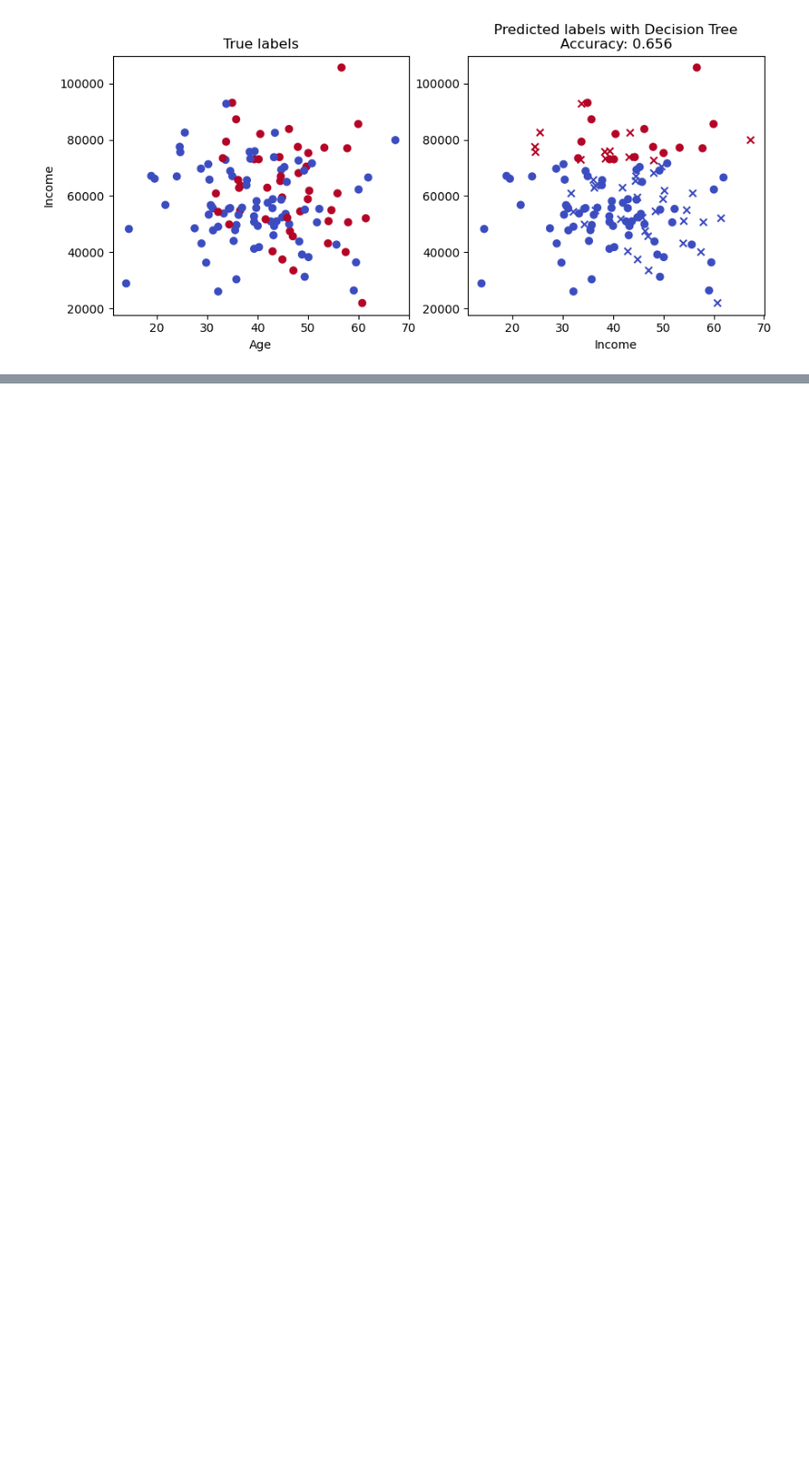
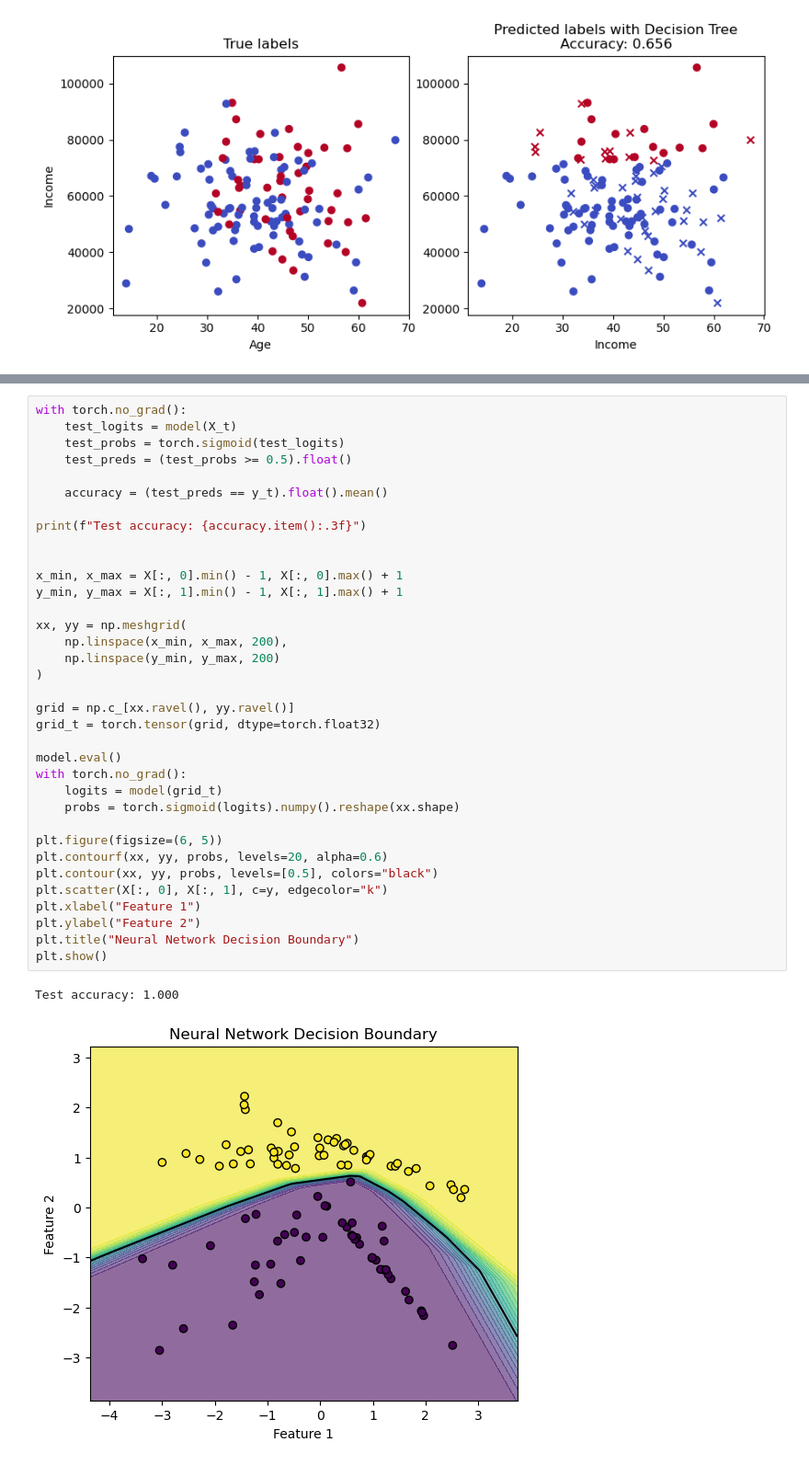
Before and after one commit to giacomoscanavini/quant_finance, a Jupyter notebook: python_for_finance/supervised_classification.ipynb, the cells around one changed output, grey strips where cells are left out. Shown at 92% size. Cells and saved outputs as stored; diff of their text form; blank space fills up the shorter version.

```diff
--- a/python_for_finance/supervised_classification.ipynb
+++ b/python_for_finance/supervised_classification.ipynb
@@ -248,0 +315,38 @@ plt.show()
+# %%
+with torch.no_grad():
+    test_logits = model(X_t)
+    test_probs = torch.sigmoid(test_logits)
+    test_preds = (test_probs >= 0.5).float()
+
+    accuracy = (test_preds == y_t).float().mean()
+
+print(f"Test accuracy: {accuracy.item():.3f}")
+
+
+x_min, x_max = X[:, 0].min() - 1, X[:, 0].max() + 1
+y_min, y_max = X[:, 1].min() - 1, X[:, 1].max() + 1
+
+xx, yy = np.meshgrid(
+    np.linspace(x_min, x_max, 200),
+    np.linspace(y_min, y_max, 200)
+)
+
+grid = np.c_[xx.ravel(), yy.ravel()]
+grid_t = torch.tensor(grid, dtype=torch.float32)
+
+model.eval()
+with torch.no_grad():
+    logits = model(grid_t)
+    probs = torch.sigmoid(logits).numpy().reshape(xx.shape)
+
+plt.figure(figsize=(6, 5))
+plt.contourf(xx, yy, probs, levels=20, alpha=0.6)
+plt.contour(xx, yy, probs, levels=[0.5], colors="black")
+plt.scatter(X[:, 0], X[:, 1], c=y, edgecolor="k")
+plt.xlabel("Feature 1")
+plt.ylabel("Feature 2")
+plt.title("Neural Network Decision Boundary")
+plt.show()
+# %% [output]
+Test accuracy: 1.000
+[figure, added]
```
Also changed, not shown: parts of 3 cells of this notebook.
